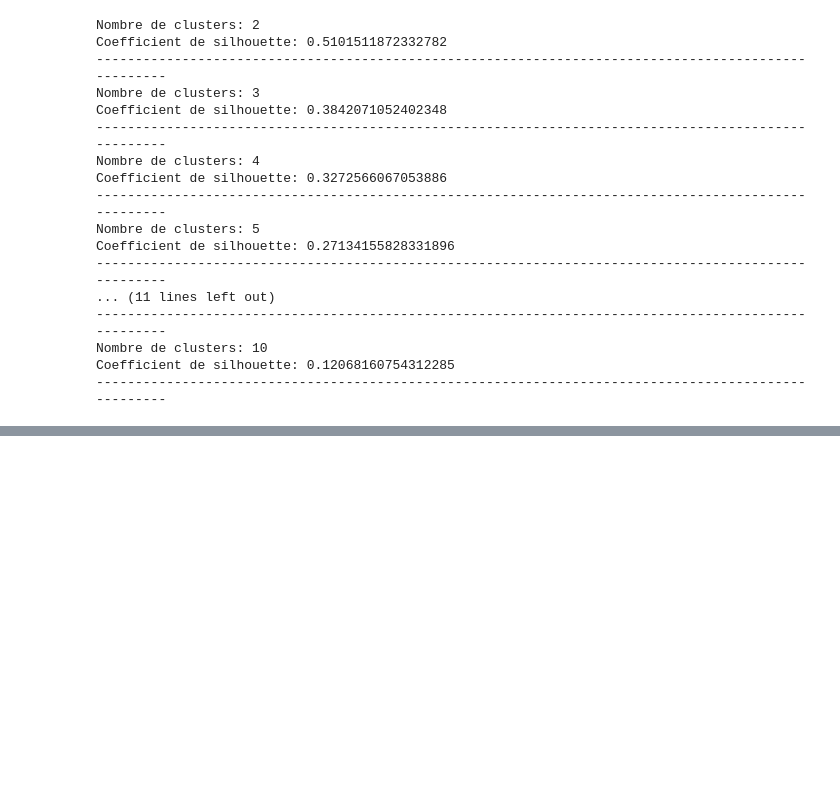
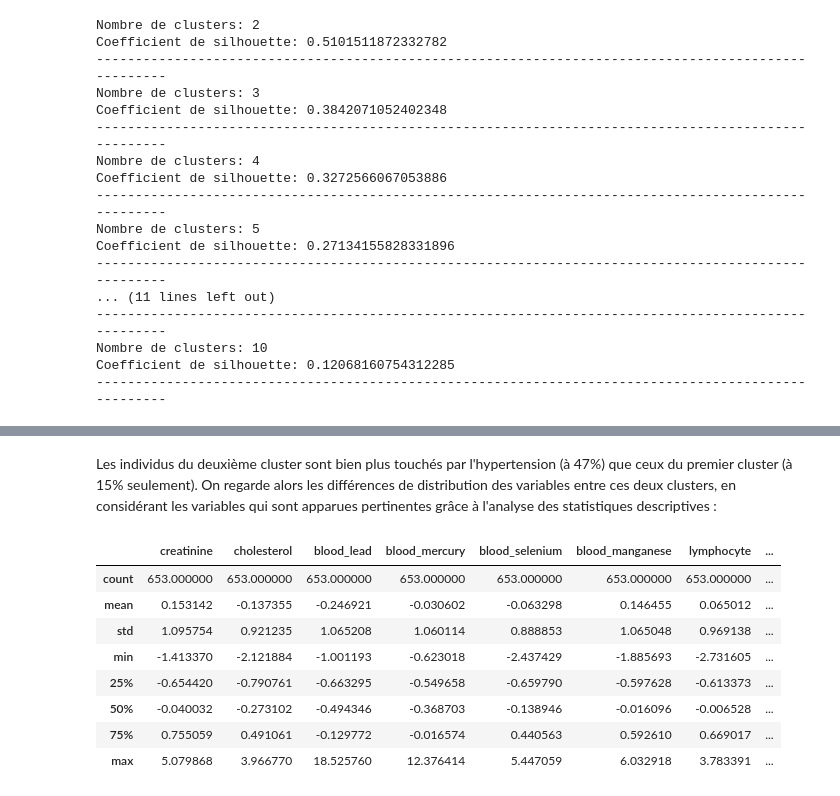
Before and after one commit to pmongruel/projet_python_2A, a Jupyter notebook: clustering.ipynb, the cells around one changed output, grey strips where cells are left out. Cells and saved outputs as stored; diff of their text form; code cells hidden in the pictures; blank space fills up the shorter version.

```diff
--- a/clustering.ipynb
+++ b/clustering.ipynb
@@ -162,0 +137,18 @@ sns.displot(list_cluster[2][prediction], color='y', kde=True)
+# %% [markdown]
+Les individus du deuxième cluster sont bien plus touchés par l'hypertension (à 47%) que ceux du premier cluster (à 15% seulement). On regarde alors les différences de distribution des variables entre ces deux clusters, en considérant les variables qui sont apparues pertinentes grâce à l'analyse des statistiques descriptives :
+# %%
+variables = [ 'creatinine', 'cholesterol', 'blood_lead', 'blood_mercury', 'blood_selenium',
+             'blood_manganese', 'lymphocyte', 'monocyte', 'neutrophils', 'eosinophils', 'basophils', 'hemoglobin', 'hematocrit',
+             'platelet', 'ferritin', 'glycohemoglobin', 'mercury', 'vitamin_c', 'age\xa0']
+
+list_cluster[0][variables].describe()
+# %% [output]
+|  | creatinine | cholesterol | blood_lead | blood_mercury | blood_selenium | blood_manganese | lymphocyte | ... |
+| count | 653.000000 | 653.000000 | 653.000000 | 653.000000 | 653.000000 | 653.000000 | 653.000000 | ... |
+| mean | 0.153142 | -0.137355 | -0.246921 | -0.030602 | -0.063298 | 0.146455 | 0.065012 | ... |
+| std | 1.095754 | 0.921235 | 1.065208 | 1.060114 | 0.888853 | 1.065048 | 0.969138 | ... |
+| min | -1.413370 | -2.121884 | -1.001193 | -0.623018 | -2.437429 | -1.885693 | -2.731605 | ... |
+| 25% | -0.654420 | -0.790761 | -0.663295 | -0.549658 | -0.659790 | -0.597628 | -0.613373 | ... |
+| 50% | -0.040032 | -0.273102 | -0.494346 | -0.368703 | -0.138946 | -0.016096 | -0.006528 | ... |
+| 75% | 0.755059 | 0.491061 | -0.129772 | -0.016574 | 0.440563 | 0.592610 | 0.669017 | ... |
+| max | 5.079868 | 3.966770 | 18.525760 | 12.376414 | 5.447059 | 6.032918 | 3.783391 | ... |
```
Also changed, not shown: parts of 21 cells of this notebook, 1 other file.
